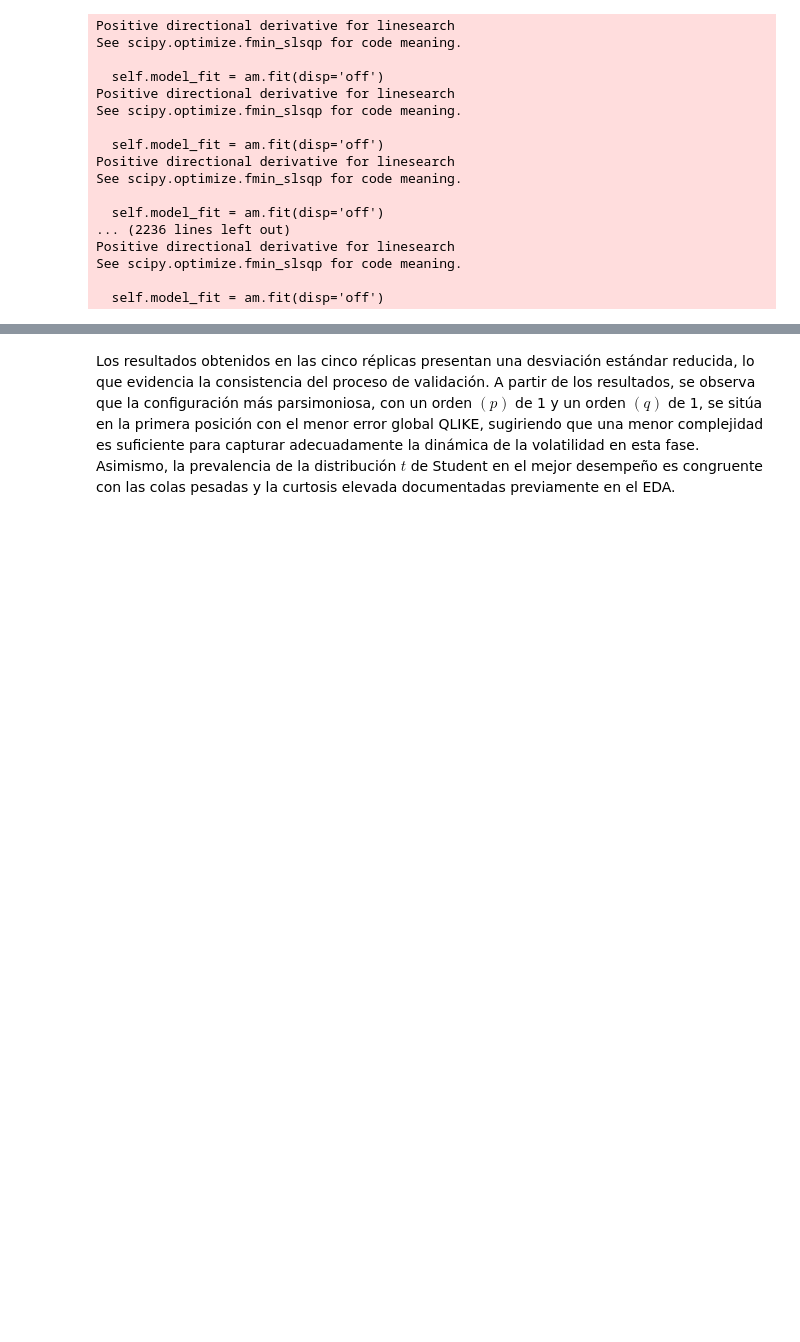
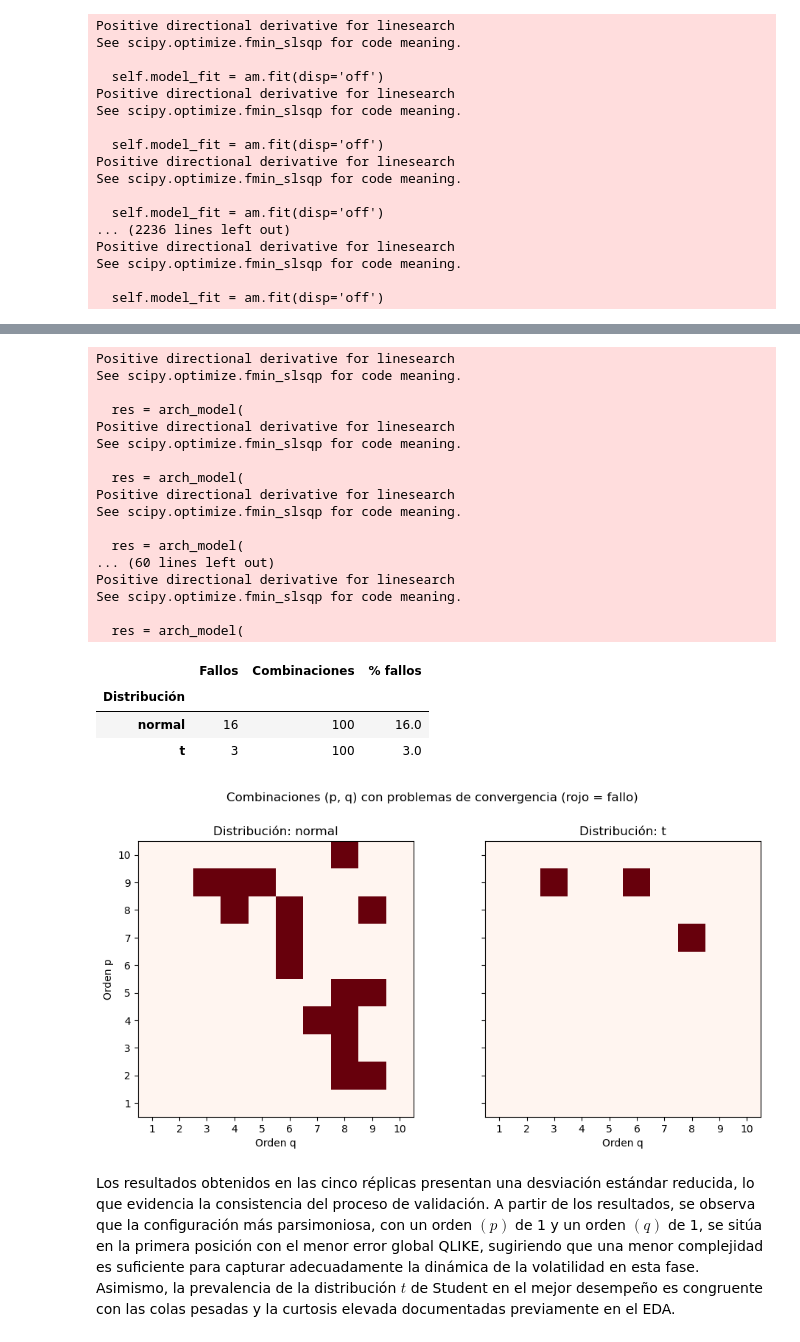
Before and after one commit to cjarango/brent-crude-nlp-market-dynamics, a Jupyter notebook: notebooks/03_garch_model.ipynb, the cells around one changed output, grey strips where cells are left out. Saved outputs shown, nothing was run; the diff lists cells and outputs as text; code cells hidden in the pictures; blank space fills up the shorter version.

Commit message:
Actualizar cuaderno GARCH y resultados del modelo segunda version

```diff
--- a/notebooks/03_garch_model.ipynb
+++ b/notebooks/03_garch_model.ipynb
@@ -172,3 +177,62 @@ See scipy.optimize.fmin_slsqp for code meaning.
+# %%
+dists = ["normal", "t"]
+rows = []
+
+for dist, p, q in itertools.product(dists, range(1, 11), range(1, 11)):
+    with warnings.catch_warnings():
+        warnings.simplefilter("ignore")
+        res = arch_model(
+            y_train, mean="Zero", vol="GARCH", p=p, q=q, dist=dist
+        ).fit(disp="off")
+    rows.append({"dist": dist, "p": p, "q": q, "fallo": int(res.convergence_flag != 0)})
+
+df_conv = pd.DataFrame(rows)
+
+resumen = (
+    df_conv.groupby("dist")["fallo"]
+    .agg(Fallos="sum", Combinaciones="count")
+    .rename_axis("Distribución")
+)
+resumen["% fallos"] = (100 * resumen["Fallos"] / resumen["Combinaciones"]).round(1)
+display(resumen)
+
+fig, axes = plt.subplots(1, 2, figsize=(10, 4.8), sharey=True)
+for ax, dist in zip(axes, dists):
+    grid = df_conv[df_conv["dist"] == dist].pivot(index="p", columns="q", values="fallo")
+    ax.imshow(grid.values, cmap="Reds", vmin=0, vmax=1, origin="lower", aspect="equal")
+    ax.set_xticks(range(10))
+    ax.set_xticklabels(range(1, 11))
+    ax.set_yticks(range(10))
+    ax.set_yticklabels(range(1, 11))
+    ax.set_title(f"Distribución: {dist}")
+    ax.set_xlabel("Orden q")
+axes[0].set_ylabel("Orden p")
+fig.suptitle("Combinaciones (p, q) con problemas de convergencia (rojo = fallo)", y=1.02)
+plt.tight_layout()
+plt.show()
+# %% [output]
+Positive directional derivative for linesearch
+See scipy.optimize.fmin_slsqp for code meaning.
+
+  res = arch_model(
+Positive directional derivative for linesearch
+See scipy.optimize.fmin_slsqp for code meaning.
+
+  res = arch_model(
+Positive directional derivative for linesearch
+See scipy.optimize.fmin_slsqp for code meaning.
+
+  res = arch_model(
+... (60 lines left out)
+Positive directional derivative for linesearch
+See scipy.optimize.fmin_slsqp for code meaning.
+
+  res = arch_model(
+|  | Fallos | Combinaciones | % fallos |
+| Distribución |  |  |  |
+| normal | 16 | 100 | 16.0 |
+| t | 3 | 100 | 3.0 |
+[figure, added]
 # %% [markdown]
 Los resultados obtenidos en las cinco réplicas presentan una desviación estándar reducida, lo que evidencia la consistencia del proceso de validación. A partir de los resultados, se observa que la configuración más parsimoniosa, con un orden $(p)$ de 1 y un orden $(q)$ de 1, se sitúa en la primera posición con el menor error global QLIKE, sugiriendo que una menor complejidad es suficiente para capturar adecuadamente la dinámica de la volatilidad en esta fase. Asimismo, la prevalencia de la distribución $t$ de Student en el mejor desempeño es congruente con las colas pesadas y la curtosis elevada documentadas previamente en el EDA.
 # %%
```
Also changed, not shown: parts of 2 cells of this notebook.
